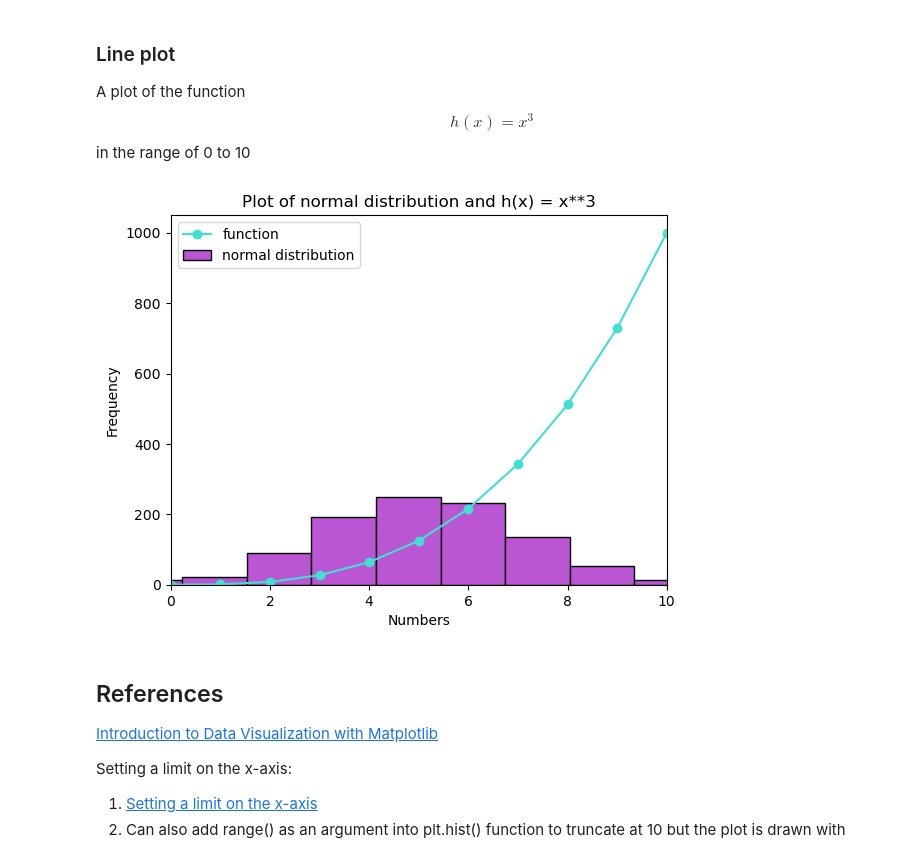
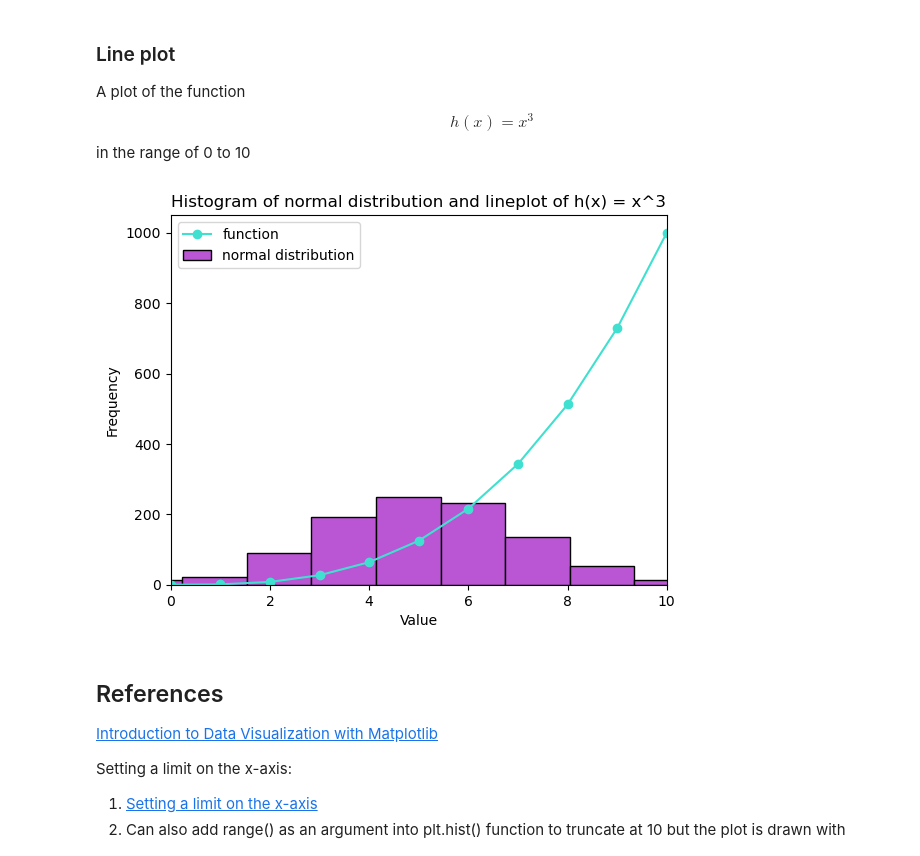
Before and after one commit to IreneKilgannon/pands-weekly-tasks, a Jupyter notebook: plottask.ipynb, the cells around one changed output. Cells and saved outputs as stored; diff of their text form; code cells hidden in the pictures.

Commit message:
changed labels on the plot

```diff
--- a/plottask.ipynb
+++ b/plottask.ipynb
@@ -32,38 +32,39 @@ A plot of the function $$ h(x) = x^3 $$ in the range of 0 to 10
 np.random.seed(123355)
 
 # Generating the data for the histogram. Inputs into normal(mean, standard deviation, no of values).
 data = np.random.normal(5, 2, 1000)
 
 # Truncate the x-axis at 10.
 plt.xlim(0, 10)
 
-# Generate a histogram.
-plt.hist(data, color = "mediumorchid", edgecolor = 'black')
+# Generate the histogram.
+plt.hist(data, bins = 10, color = "mediumorchid", edgecolor = 'black')
+
 
 # Plot the function h(x) = x^3 in the range of 0 to 10
 
 # Generate x points
 x_points = np.array(range(0, 11))
 
 # Generate the y-points. y = x cubed.
 y_points = x_points**3
 
 # Line plot of the function
 plt.plot(x_points, y_points, color = "turquoise", marker = 'o')
 
 # Add title and label x and y axis.
-plt.title("Plot of normal distribution and h(x) = x**3")
-plt.xlabel("Numbers")
+plt.title("Histogram of normal distribution and lineplot of h(x) = x^3")
+plt.xlabel("Value")
 plt.ylabel("Frequency")
 plt.legend(["function","normal distribution"])
 
 # Save the plot as a png file
 plt.savefig("plottask.png")
 
 # Display the plot on screen
 plt.show()
 # %% [output]
-[figure, old version]
+[figure, new version]
 # %% [markdown]
  ## References
 
```
Also changed, not shown: parts of 1 cell of this notebook, 2 other files.
